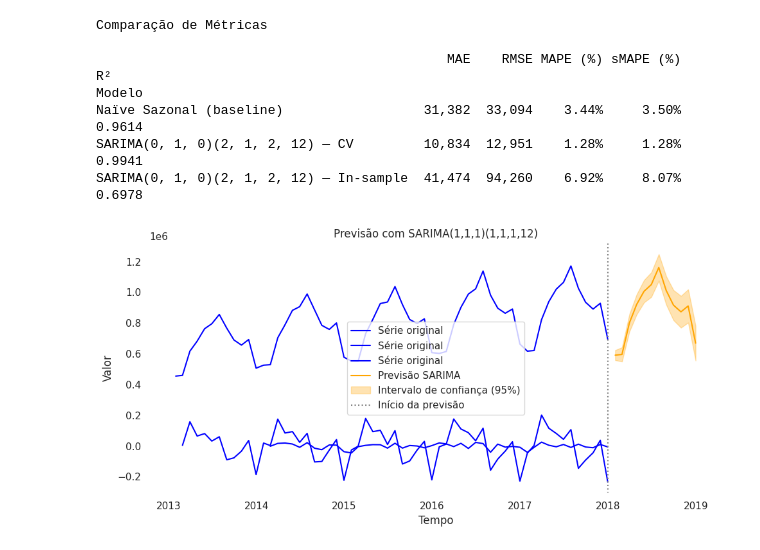
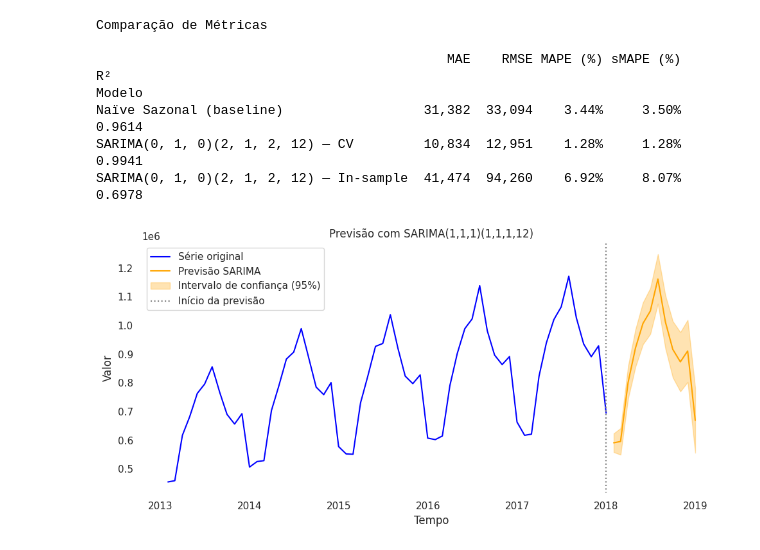
Before and after one commit to redsonlopez/forecast_demand, a Jupyter notebook: notebooks/experiments/model_v1_sarima.ipynb, the cells around one changed output. Drawn from its saved outputs; the diff is of its cells as text; code cells hidden in the pictures.

```diff
--- a/notebooks/experiments/model_v1_sarima.ipynb
+++ b/notebooks/experiments/model_v1_sarima.ipynb
@@ -375,32 +375,32 @@ SARIMA(0, 1, 0)(2, 1, 2, 12) — In-sample  41,474  94,260    6.92%     8.07%  0
 n_forecast = 12
 forecast_res = final_fit.get_forecast(steps=n_forecast)
 
 forecast_mean = forecast_res.predicted_mean
 forecast_ci = forecast_res.conf_int()
 
 forecast_index = pd.date_range(start=df.index[-1] + pd.offsets.MonthEnd(1),
                                periods=n_forecast, freq='ME')
 forecast_mean.index = forecast_index
 forecast_ci.index = forecast_index
 
 plt.figure(figsize=(10,5))
-plt.plot(df, label='Série original', color='blue')
+plt.plot(df['sales'], label='Série original', color='blue')
 
 plt.plot(forecast_mean, label='Previsão SARIMA', color='orange')
 
 plt.fill_between(forecast_ci.index,
                  forecast_ci.iloc[:,0],
                  forecast_ci.iloc[:,1],
                  color='orange', alpha=0.3, label='Intervalo de confiança (95%)')
 
 plt.axvline(x=df.index[-1], color='gray', linestyle=':', label='Início da previsão')
 
 plt.title('Previsão com SARIMA(1,1,1)(1,1,1,12)')
 plt.xlabel('Tempo')
 plt.ylabel('Valor')
 plt.legend()
 plt.grid(True)
 plt.tight_layout()
 plt.show()
 # %% [output]
-[figure, old version]
+[figure, new version]
```
